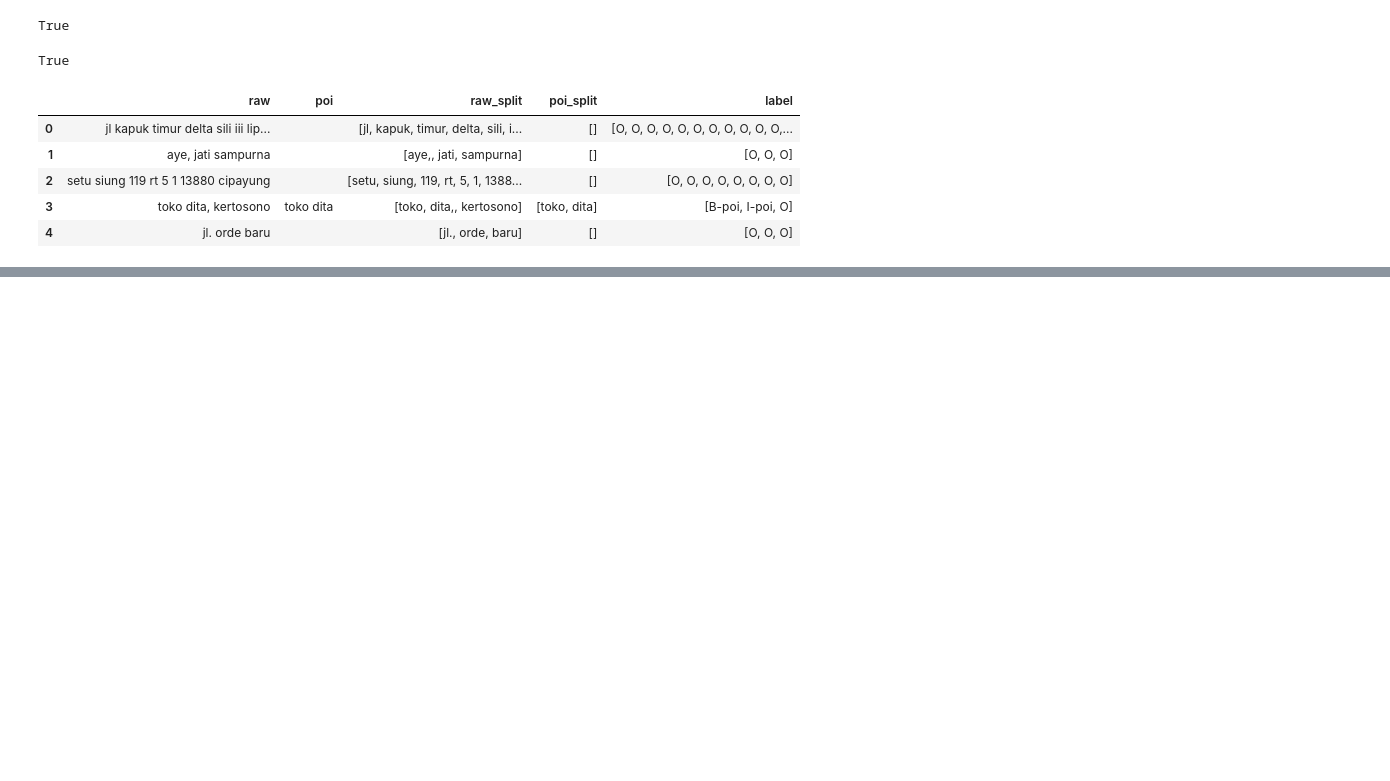
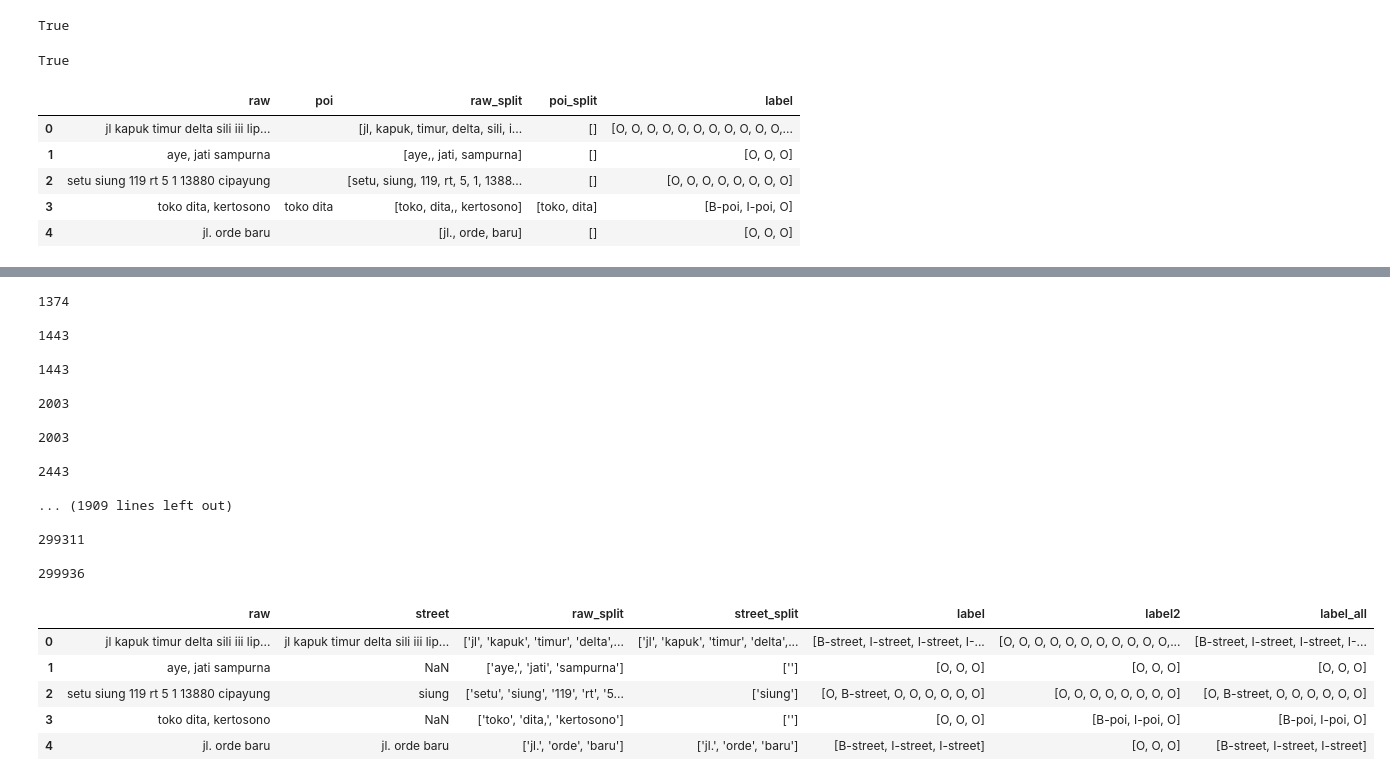
Before and after one commit to andreasmmadjiah/shopee_POIstreet, a Jupyter notebook: data_NER.ipynb, the cells around one changed output, grey strips where cells are left out. Drawn from its saved outputs; the diff is of its cells as text; code cells hidden in the pictures; blank space fills up the shorter version.

```diff
--- a/data_NER.ipynb
+++ b/data_NER.ipynb
@@ -253,0 +271,42 @@ test.head()
+# %%
+def merge_list_label(index,list1,list2):
+    list3 = []
+    for i in range(len(list1)):
+        if list1[i]!='O':
+            if list2[i]!='O':
+                print(index)
+                print()
+            list3.append(list1[i])
+        elif list2[i]!='O':
+            list3.append(list2[i])
+        else:
+            list3.append('O')
+    return list3
+
+
+data_all['label_all'] = data_all.reset_index()[['index','label','label2']].apply(lambda x: merge_list_label(x['index'],x['label'],x['label2']),axis=1)
+data_all.head()
+# %% [output]
+1374
+
+1443
+
+1443
+
+2003
+
+2003
+
+2443
+
+... (1909 lines left out)
+
+299311
+
+299936
+|  | raw | street | raw_split | street_split | label | label2 | label_all |
+| 0 | jl kapuk timur delta sili iii lip... | jl kapuk timur delta sili iii lip... | ['jl', 'kapuk', 'timur', 'delta',... | ['jl', 'kapuk', 'timur', 'delta',... | [B-street, I-street, I-street, I-... | [O, O, O, O, O, O, O, O, O, O, O,... | [B-street, I-street, I-street, I-... |
+| 1 | aye, jati sampurna | NaN | ['aye,', 'jati', 'sampurna'] | [''] | [O, O, O] | [O, O, O] | [O, O, O] |
+| 2 | setu siung 119 rt 5 1 13880 cipayung | siung | ['setu', 'siung', '119', 'rt', '5... | ['siung'] | [O, B-street, O, O, O, O, O, O] | [O, O, O, O, O, O, O, O] | [O, B-street, O, O, O, O, O, O] |
+| 3 | toko dita, kertosono | NaN | ['toko', 'dita,', 'kertosono'] | [''] | [O, O, O] | [B-poi, I-poi, O] | [B-poi, I-poi, O] |
+| 4 | jl. orde baru | jl. orde baru | ['jl.', 'orde', 'baru'] | ['jl.', 'orde', 'baru'] | [B-street, I-street, I-street] | [O, O, O] | [B-street, I-street, I-street] |
```
Also changed, not shown: parts of 7 cells of this notebook, 3 other files.
